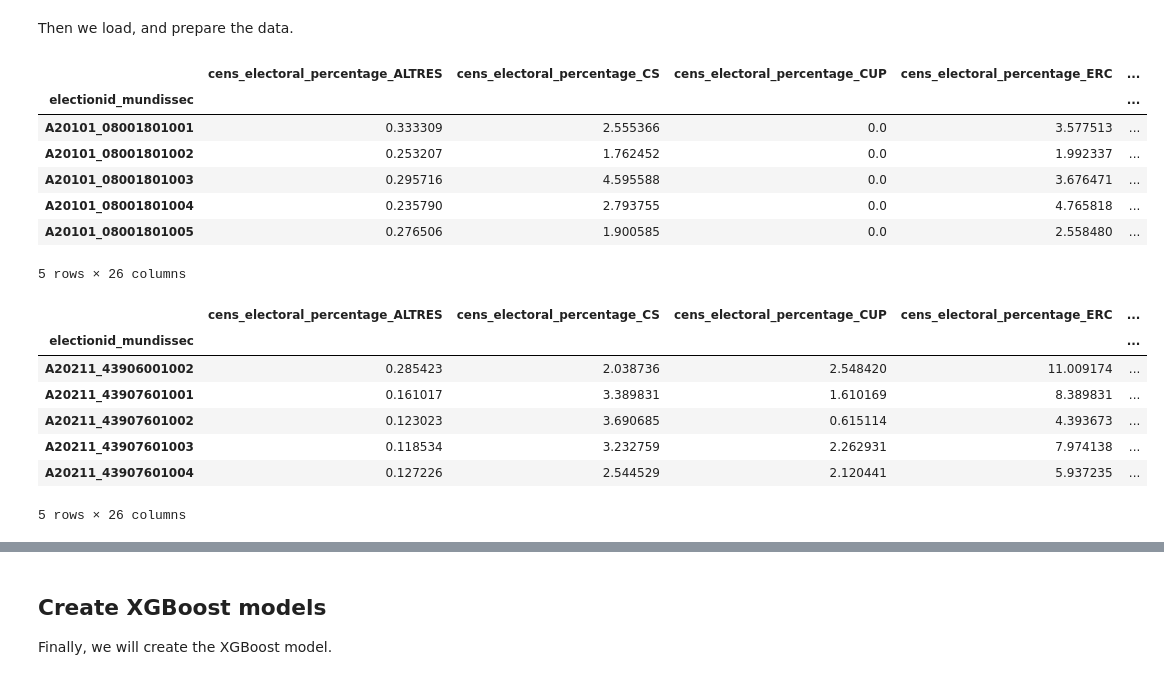
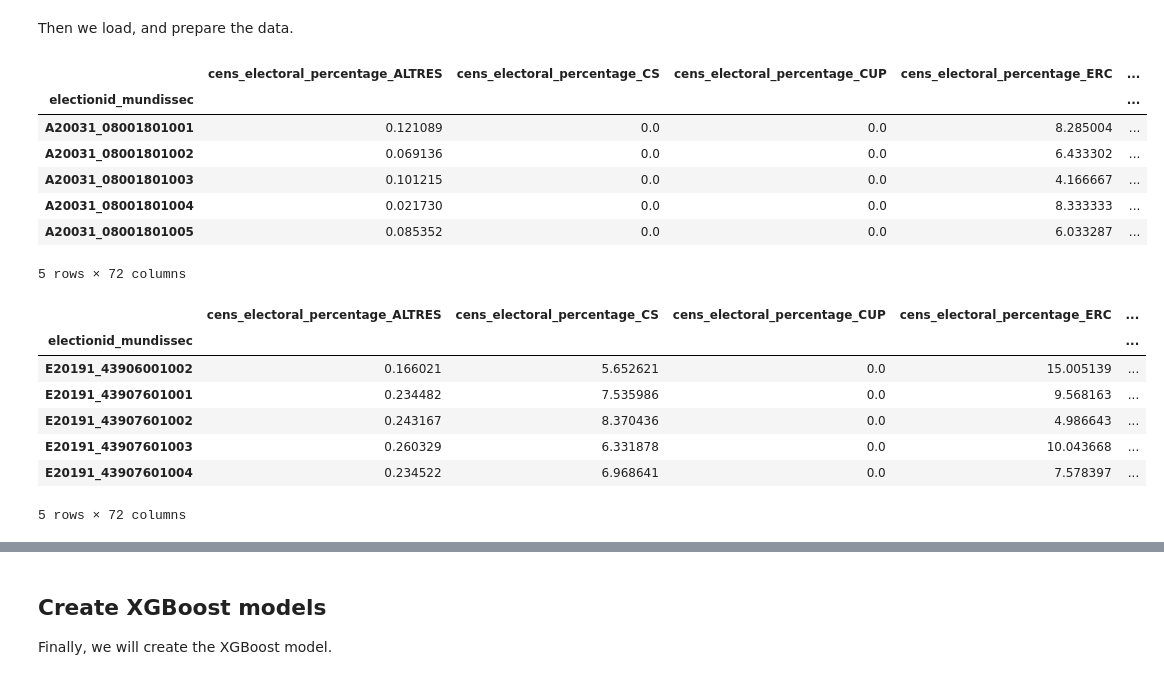
Before and after one commit to guillempla/catalan-elections-forecasting, a Jupyter notebook: src/study_data/create-timeseries-model.ipynb, the cells around one changed output, grey strips where cells are left out. Cells and saved outputs as stored; diff of their text form; code cells hidden in the pictures.

Commit message:
Add shift parameters

```diff
--- a/src/study_data/create-timeseries-model.ipynb
+++ b/src/study_data/create-timeseries-model.ipynb
@@ -40,7 +40,7 @@ def sort_by_year_repetition(df):
 
     return df_sorted
 # %%
-def add_shifted_columns_grouped(df):
+def add_shifted_columns_grouped(df, num_shifts):
     # Extract 'mundissec' from the index
     df['mundissec'] = df.index.map(lambda x: x.split('_')[1])
 
@@ -52,40 +52,55 @@ def add_shifted_columns_grouped(df):
         # Identify columns for the current party code
         party_columns = [col for col in df.columns if col.endswith(party_code)]
         for col in party_columns:
-            # Create a new shifted column name
-            shifted_col_name = f"{col}_shifted"
-            # Group by 'mundissec' and shift within each group
-            df[shifted_col_name] = df.groupby('mundissec')[col].shift(-1)  # Shift within each group
+            for shift in range(1, num_shifts + 1):
+                # Create a new shifted column name
+                shifted_col_name = f"{col}_shifted_{shift}"
+                # Group by 'mundissec' and shift within each group
+                df[shifted_col_name] = df.groupby('mundissec')[col].shift(-shift)  # Shift within each group
 
     # Drop the temporary 'mundissec' column after shifting
     df.drop(columns='mundissec', inplace=True)
 
     return df
+# %%
+def remove_rows_with_null_sets(df, max_null_sets):
+    # Identify shifted columns
+    shifted_columns = [col for col in df.columns if 'shifted' in col]
+
+    # Create a mask to identify rows with more than the allowed number of null sets
+    null_sets_count = df[shifted_columns].isnull().sum(axis=1)
+    mask = null_sets_count <= max_null_sets
+
+    # Filter the DataFrame based on the mask
+    filtered_df = df[mask]
+
+    return filtered_df
 # %%
-df_timeseries = pd.read_pickle("../../data/output/timeseries_2010_2024_6_1_True_True_True_True.pkl")
+df_timeseries = pd.read_pickle("../../data/output/timeseries_2003_2024_6_2_True_True_True_True.pkl")
 df_sorted = sort_by_year_repetition(df_timeseries)
-df_timeseries = add_shifted_columns_grouped(df_sorted)
+df_timeseries = add_shifted_columns_grouped(df_sorted, 4)
+df_timeseries = remove_rows_with_null_sets(df_timeseries, 1)
 df_timeseries.head()
 # %% [output]
 |  | cens_electoral_percentage_ALTRES | cens_electoral_percentage_CS | cens_electoral_percentage_CUP | cens_electoral_percentage_ERC | ... |
 | electionid_mundissec |  |  |  |  | ... |
-| A20101_08001801001 | 0.333309 | 2.555366 | 0.0 | 3.577513 | ... |
-| A20101_08001801002 | 0.253207 | 1.762452 | 0.0 | 1.992337 | ... |
-| A20101_08001801003 | 0.295716 | 4.595588 | 0.0 | 3.676471 | ... |
-| A20101_08001801004 | 0.235790 | 2.793755 | 0.0 | 4.765818 | ... |
-| A20101_08001801005 | 0.276506 | 1.900585 | 0.0 | 2.558480 | ... |
+| A20031_08001801001 | 0.121089 | 0.0 | 0.0 | 8.285004 | ... |
+| A20031_08001801002 | 0.069136 | 0.0 | 0.0 | 6.433302 | ... |
+| A20031_08001801003 | 0.101215 | 0.0 | 0.0 | 4.166667 | ... |
+| A20031_08001801004 | 0.021730 | 0.0 | 0.0 | 8.333333 | ... |
+| A20031_08001801005 | 0.085352 | 0.0 | 0.0 | 6.033287 | ... |
-5 rows × 26 columns
+5 rows × 72 columns
 # %%
 df_timeseries.tail(5)
 # %% [output]
 |  | cens_electoral_percentage_ALTRES | cens_electoral_percentage_CS | cens_electoral_percentage_CUP | cens_electoral_percentage_ERC | ... |
 | electionid_mundissec |  |  |  |  | ... |
-| A20211_43906001002 | 0.285423 | 2.038736 | 2.548420 | 11.009174 | ... |
-| A20211_43907601001 | 0.161017 | 3.389831 | 1.610169 | 8.389831 | ... |
-| A20211_43907601002 | 0.123023 | 3.690685 | 0.615114 | 4.393673 | ... |
-| A20211_43907601003 | 0.118534 | 3.232759 | 2.262931 | 7.974138 | ... |
-| A20211_43907601004 | 0.127226 | 2.544529 | 2.120441 | 5.937235 | ... |
+| E20191_43906001002 | 0.166021 | 5.652621 | 0.0 | 15.005139 | ... |
+| E20191_43907601001 | 0.234482 | 7.535986 | 0.0 | 9.568163 | ... |
+| E20191_43907601002 | 0.243167 | 8.370436 | 0.0 | 4.986643 | ... |
+| E20191_43907601003 | 0.260329 | 6.331878 | 0.0 | 10.043668 | ... |
+| E20191_43907601004 | 0.234522 | 6.968641 | 0.0 | 7.578397 | ... |
-5 rows × 26 columns
+5 rows × 72 columns
 # %%
 def split_data(df):
     # Identify unique elections from the index
```
Also changed, not shown: parts of 7 cells of this notebook.
